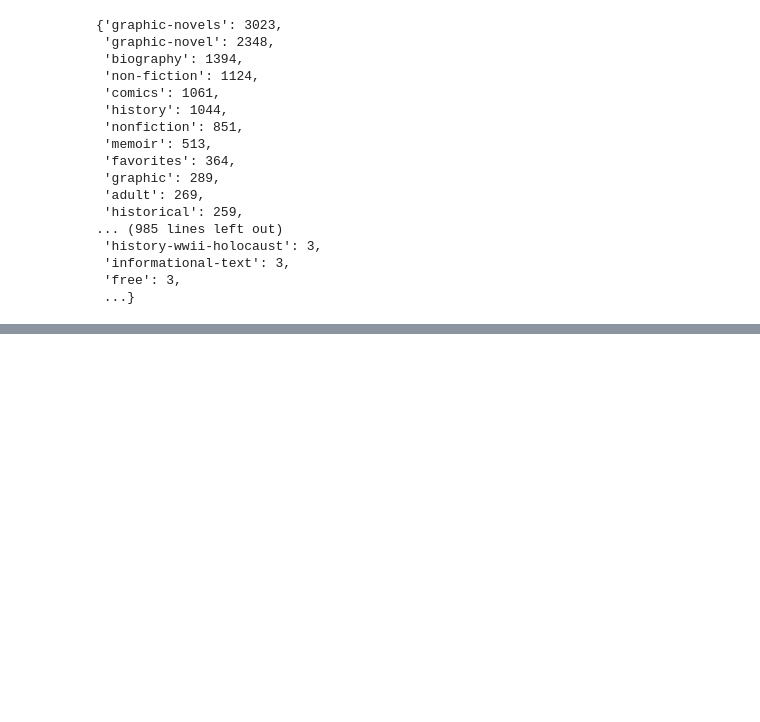
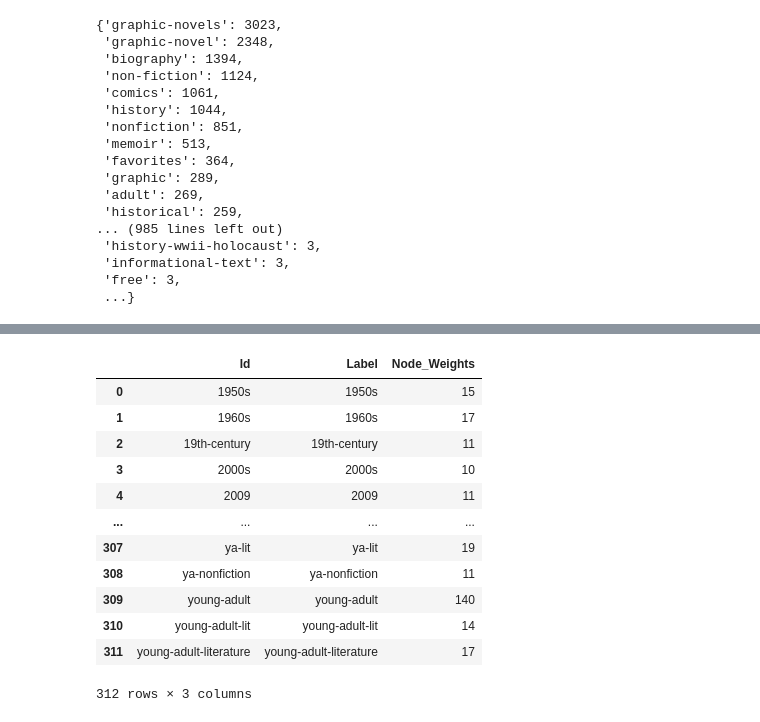
Before and after one commit to OdessyLiu/Modernist_Remediation, a Jupyter notebook: Analysis/TagCooccur.ipynb, the cells around one changed output, grey strips where cells are left out. Saved outputs shown, nothing was run; the diff lists cells and outputs as text; code cells hidden in the pictures; blank space fills up the shorter version.

```diff
--- a/Analysis/TagCooccur.ipynb
+++ b/Analysis/TagCooccur.ipynb
@@ -143,0 +185,18 @@ plt.show()
+# %%
+gephiNode.rename(columns={'Weight': 'Node_Weights'}, inplace=True)
+gephiNode["Node_Weights"] = gephiNode["Node_Weights"].astype(int)
+gephiNode
+# %% [output]
+|  | Id | Label | Node_Weights |
+| 0 | 1950s | 1950s | 15 |
+| 1 | 1960s | 1960s | 17 |
+| 2 | 19th-century | 19th-century | 11 |
+| 3 | 2000s | 2000s | 10 |
+| 4 | 2009 | 2009 | 11 |
+| ... | ... | ... | ... |
+| 307 | ya-lit | ya-lit | 19 |
+| 308 | ya-nonfiction | ya-nonfiction | 11 |
+| 309 | young-adult | young-adult | 140 |
+| 310 | young-adult-lit | young-adult-lit | 14 |
+| 311 | young-adult-literature | young-adult-literature | 17 |
+312 rows × 3 columns
```
Also changed, not shown: parts of 13 cells of this notebook, 13 other files.
